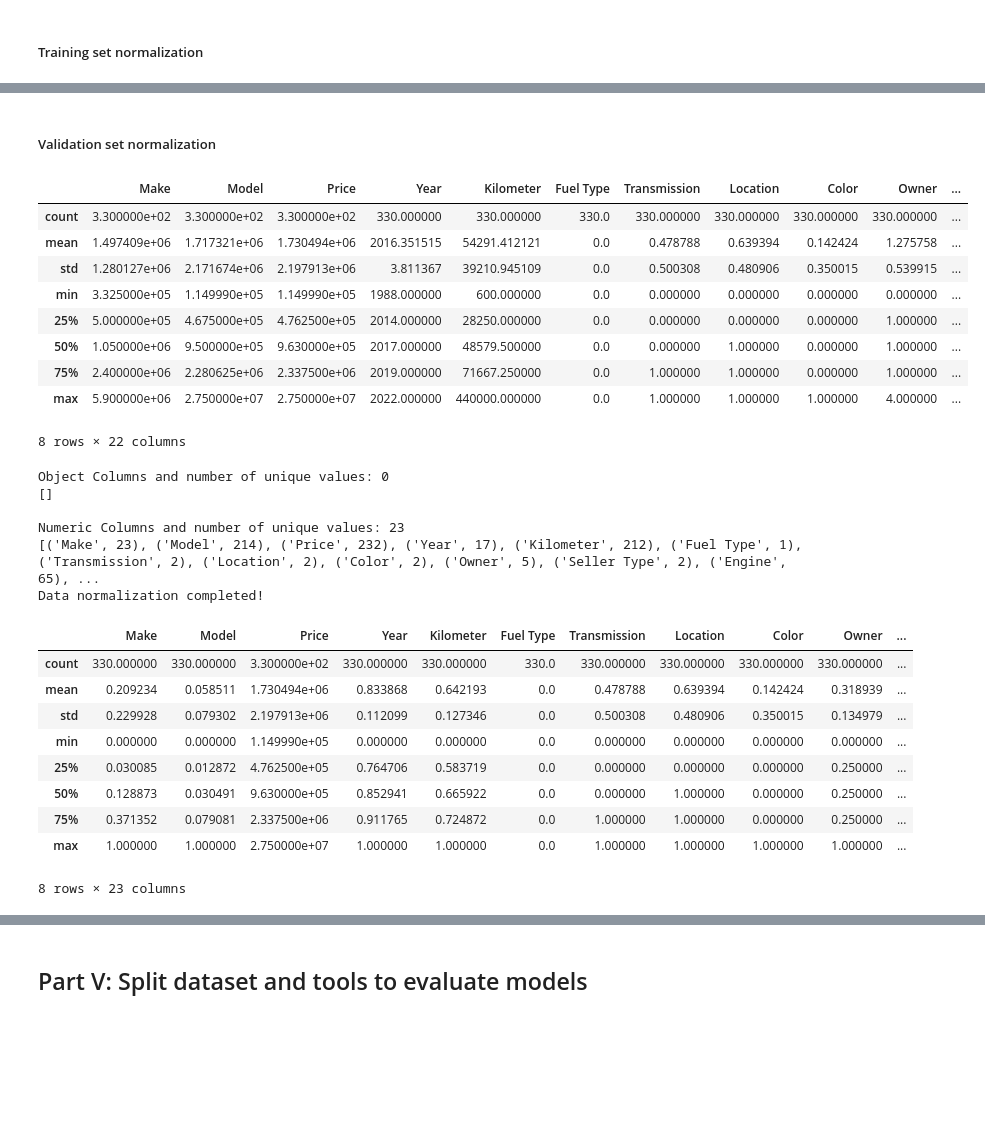
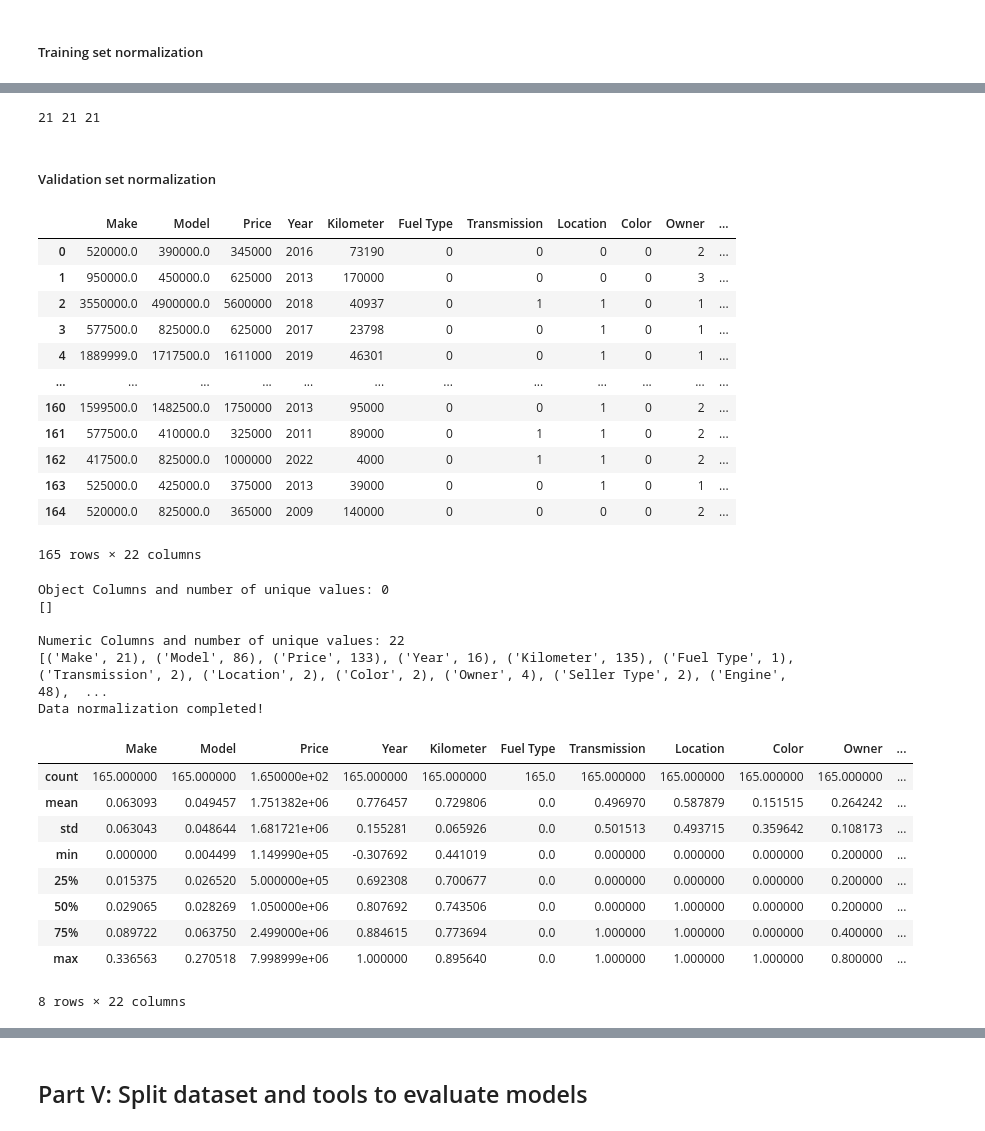
Before and after one commit to ductai05/Math-For-AI, a Jupyter notebook: DucTai_LR.ipynb, the cells around one changed output, grey strips where cells are left out. Cells and saved outputs as stored; diff of their text form; code cells hidden in the pictures; blank space fills up the shorter version.

```diff
--- a/DucTai_LR.ipynb
+++ b/DucTai_LR.ipynb
@@ -397,12 +456,11 @@ def normalize_data(self):
     """
 
     # Áp dụng log1p (log(1+x)) để tránh lỗi với giá trị 0
-    self.data['Price Norm'] = np.log1p(self.data['Price'])
     self.data['Kilometer'] = np.log1p(self.data['Kilometer'])
 
     # Chọn các cột số để scale
     numeric_cols = self.data.select_dtypes(include=['float64', 'int64']).columns
-    numeric_cols = numeric_cols.drop(['Price', 'Price Norm'])
+    numeric_cols = numeric_cols.drop(['Price'])
 
     min_vals = self.data[numeric_cols].min()
     max_vals = self.data[numeric_cols].max()
@@ -414,7 +472,30 @@ def normalize_data(self):
     self.unique_values()
     print("Data normalization completed!")
 
+    return range_vals, min_vals, max_vals
+
 DataProcessor.normalize_data = normalize_data
+
+def normalize_data_test_set(self, range_vals, min_vals):
+    """
+    Chuẩn hóa dữ liệu kiểm tra theo thông tin đã học từ tập huấn luyện:
+    - Áp dụng log transformation cho 'Price' và 'Kilometer' nhằm giảm ảnh hưởng do độ lệch quy mô.
+    - Sau đó dùng MinMaxScaler chuẩn hóa toàn bộ các biến số."
+    """
+    # Áp dụng log1p (log(1+x)) để tránh lỗi với giá trị 0
+    self.data['Kilometer'] = np.log1p(self.data['Kilometer'])
+
+    # Chọn các cột số để scale
+    numeric_cols = self.data.select_dtypes(include=['float64', 'int64']).columns
+    numeric_cols = numeric_cols.drop(['Price'])
+
+    # Normalize the test set
+    self.data[numeric_cols] = (self.data[numeric_cols] - min_vals) / range_vals
+
+    self.unique_values()
+    print("Data normalization completed!")
+
+DataProcessor.normalize_data_test_set = normalize_data_test_set
 # %% [markdown]
 ## Part I: Load and Explore data (train.csv)
 In this part, we will load and explore some information about the original data.
@@ -490,7 +571,7 @@ In this part, we split data into a training set and a validation set, fill NaN v
 # %% [markdown]
 #### II.0: Split dataset
 # %%
-train_data, valid_data = data.train_valid_split(valid_size=0.2, random_state=0)
+train_data, valid_data = data.train_valid_split(valid_size=0.1, random_state=0)
 # %% [markdown]
 #### II.1: Data cleaning
 # %%
@@ -725,40 +801,50 @@ Data normalization completed!
+# %%
+range_vals, min_vals, max_vals
+# print range_vals, min_vals, max_vals  size
+print(range_vals.size, min_vals.size, max_vals.size)
+# %% [output]
+21 21 21
 # %% [markdown]
 ##### Validation set normalization
 # %%
 validation_data = copy.deepcopy(validation_data_after_encoding)
 validation_data.data.describe()
+validation_data.data
 # %% [output]
 |  | Make | Model | Price | Year | Kilometer | Fuel Type | Transmission | Location | Color | Owner | ... |
-| count | 3.300000e+02 | 3.300000e+02 | 3.300000e+02 | 330.000000 | 330.000000 | 330.0 | 330.000000 | 330.000000 | 330.000000 | 330.000000 | ... |
-| mean | 1.497409e+06 | 1.717321e+06 | 1.730494e+06 | 2016.351515 | 54291.412121 | 0.0 | 0.478788 | 0.639394 | 0.142424 | 1.275758 | ... |
-| std | 1.280127e+06 | 2.171674e+06 | 2.197913e+06 | 3.811367 | 39210.945109 | 0.0 | 0.500308 | 0.480906 | 0.350015 | 0.539915 | ... |
-| min | 3.325000e+05 | 1.149990e+05 | 1.149990e+05 | 1988.000000 | 600.000000 | 0.0 | 0.000000 | 0.000000 | 0.000000 | 0.000000 | ... |
-| 25% | 5.000000e+05 | 4.675000e+05 | 4.762500e+05 | 2014.000000 | 28250.000000 | 0.0 | 0.000000 | 0.000000 | 0.000000 | 1.000000 | ... |
-| 50% | 1.050000e+06 | 9.500000e+05 | 9.630000e+05 | 2017.000000 | 48579.500000 | 0.0 | 0.000000 | 1.000000 | 0.000000 | 1.000000 | ... |
-| 75% | 2.400000e+06 | 2.280625e+06 | 2.337500e+06 | 2019.000000 | 71667.250000 | 0.0 | 1.000000 | 1.000000 | 0.000000 | 1.000000 | ... |
-| max | 5.900000e+06 | 2.750000e+07 | 2.750000e+07 | 2022.000000 | 440000.000000 | 0.0 | 1.000000 | 1.000000 | 1.000000 | 4.000000 | ... |
+| 0 | 520000.0 | 390000.0 | 345000 | 2016 | 73190 | 0 | 0 | 0 | 0 | 2 | ... |
+| 1 | 950000.0 | 450000.0 | 625000 | 2013 | 170000 | 0 | 0 | 0 | 0 | 3 | ... |
+| 2 | 3550000.0 | 4900000.0 | 5600000 | 2018 | 40937 | 0 | 1 | 1 | 0 | 1 | ... |
+| 3 | 577500.0 | 825000.0 | 625000 | 2017 | 23798 | 0 | 0 | 1 | 0 | 1 | ... |
+| 4 | 1889999.0 | 1717500.0 | 1611000 | 2019 | 46301 | 0 | 0 | 1 | 0 | 1 | ... |
+| ... | ... | ... | ... | ... | ... | ... | ... | ... | ... | ... | ... |
+| 160 | 1599500.0 | 1482500.0 | 1750000 | 2013 | 95000 | 0 | 0 | 1 | 0 | 2 | ... |
+| 161 | 577500.0 | 410000.0 | 325000 | 2011 | 89000 | 0 | 1 | 1 | 0 | 2 | ... |
+| 162 | 417500.0 | 825000.0 | 1000000 | 2022 | 4000 | 0 | 1 | 1 | 0 | 2 | ... |
+| 163 | 525000.0 | 425000.0 | 375000 | 2013 | 39000 | 0 | 0 | 1 | 0 | 1 | ... |
+| 164 | 520000.0 | 825000.0 | 365000 | 2009 | 140000 | 0 | 0 | 0 | 0 | 2 | ... |
-8 rows × 22 columns
+165 rows × 22 columns
 # %%
-validation_data.normalize_data()
+validation_data.normalize_data_test_set(range_vals, min_vals)
 validation_data_after_normalization = copy.deepcopy(validation_data) # after normalization
 validation_data_after_normalization.data.describe()
 # %% [output]
 Object Columns and number of unique values: 0
 []
 
-Numeric Columns and number of unique values: 23
-[('Make', 23), ('Model', 214), ('Price', 232), ('Year', 17), ('Kilometer', 212), ('Fuel Type', 1), ('Transmission', 2), ('Location', 2), ('Color', 2), ('Owner', 5), ('Seller Type', 2), ('Engine', 65), ...
+Numeric Columns and number of unique values: 22
+[('Make', 21), ('Model', 86), ('Price', 133), ('Year', 16), ('Kilometer', 135), ('Fuel Type', 1), ('Transmission', 2), ('Location', 2), ('Color', 2), ('Owner', 4), ('Seller Type', 2), ('Engine', 48),  ...
 Data normalization completed!
 |  | Make | Model | Price | Year | Kilometer | Fuel Type | Transmission | Location | Color | Owner | ... |
-| count | 330.000000 | 330.000000 | 3.300000e+02 | 330.000000 | 330.000000 | 330.0 | 330.000000 | 330.000000 | 330.000000 | 330.000000 | ... |
-| mean | 0.209234 | 0.058511 | 1.730494e+06 | 0.833868 | 0.642193 | 0.0 | 0.478788 | 0.639394 | 0.142424 | 0.318939 | ... |
-| std | 0.229928 | 0.079302 | 2.197913e+06 | 0.112099 | 0.127346 | 0.0 | 0.500308 | 0.480906 | 0.350015 | 0.134979 | ... |
-| min | 0.000000 | 0.000000 | 1.149990e+05 | 0.000000 | 0.000000 | 0.0 | 0.000000 | 0.000000 | 0.000000 | 0.000000 | ... |
-| 25% | 0.030085 | 0.012872 | 4.762500e+05 | 0.764706 | 0.583719 | 0.0 | 0.000000 | 0.000000 | 0.000000 | 0.250000 | ... |
-| 50% | 0.128873 | 0.030491 | 9.630000e+05 | 0.852941 | 0.665922 | 0.0 | 0.000000 | 1.000000 | 0.000000 | 0.250000 | ... |
-| 75% | 0.371352 | 0.079081 | 2.337500e+06 | 0.911765 | 0.724872 | 0.0 | 1.000000 | 1.000000 | 0.000000 | 0.250000 | ... |
-| max | 1.000000 | 1.000000 | 2.750000e+07 | 1.000000 | 1.000000 | 0.0 | 1.000000 | 1.000000 | 1.000000 | 1.000000 | ... |
+| count | 165.000000 | 165.000000 | 1.650000e+02 | 165.000000 | 165.000000 | 165.0 | 165.000000 | 165.000000 | 165.000000 | 165.000000 | ... |
+| mean | 0.063093 | 0.049457 | 1.751382e+06 | 0.776457 | 0.729806 | 0.0 | 0.496970 | 0.587879 | 0.151515 | 0.264242 | ... |
+| std | 0.063043 | 0.048644 | 1.681721e+06 | 0.155281 | 0.065926 | 0.0 | 0.501513 | 0.493715 | 0.359642 | 0.108173 | ... |
+| min | 0.000000 | 0.004499 | 1.149990e+05 | -0.307692 | 0.441019 | 0.0 | 0.000000 | 0.000000 | 0.000000 | 0.200000 | ... |
+| 25% | 0.015375 | 0.026520 | 5.000000e+05 | 0.692308 | 0.700677 | 0.0 | 0.000000 | 0.000000 | 0.000000 | 0.200000 | ... |
+| 50% | 0.029065 | 0.028269 | 1.050000e+06 | 0.807692 | 0.743506 | 0.0 | 0.000000 | 1.000000 | 0.000000 | 0.200000 | ... |
+| 75% | 0.089722 | 0.063750 | 2.499000e+06 | 0.884615 | 0.773694 | 0.0 | 1.000000 | 1.000000 | 0.000000 | 0.400000 | ... |
+| max | 0.336563 | 0.270518 | 7.998999e+06 | 1.000000 | 0.895640 | 0.0 | 1.000000 | 1.000000 | 1.000000 | 0.800000 | ... |
-8 rows × 23 columns
+8 rows × 22 columns
 # %%
 train_data_after_normalization.plot_corr_matrix(15, 10)
 # %% [output]
```
Also changed, not shown: parts of 22 cells of this notebook, 2 other files.
